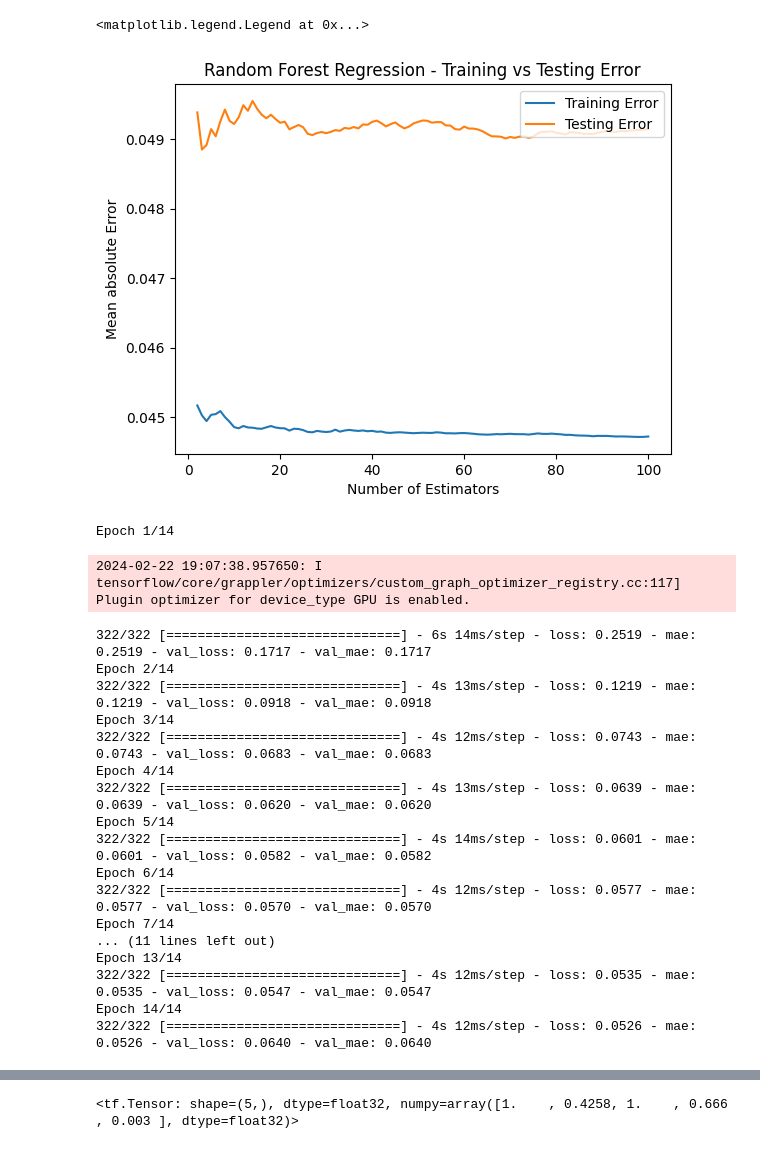
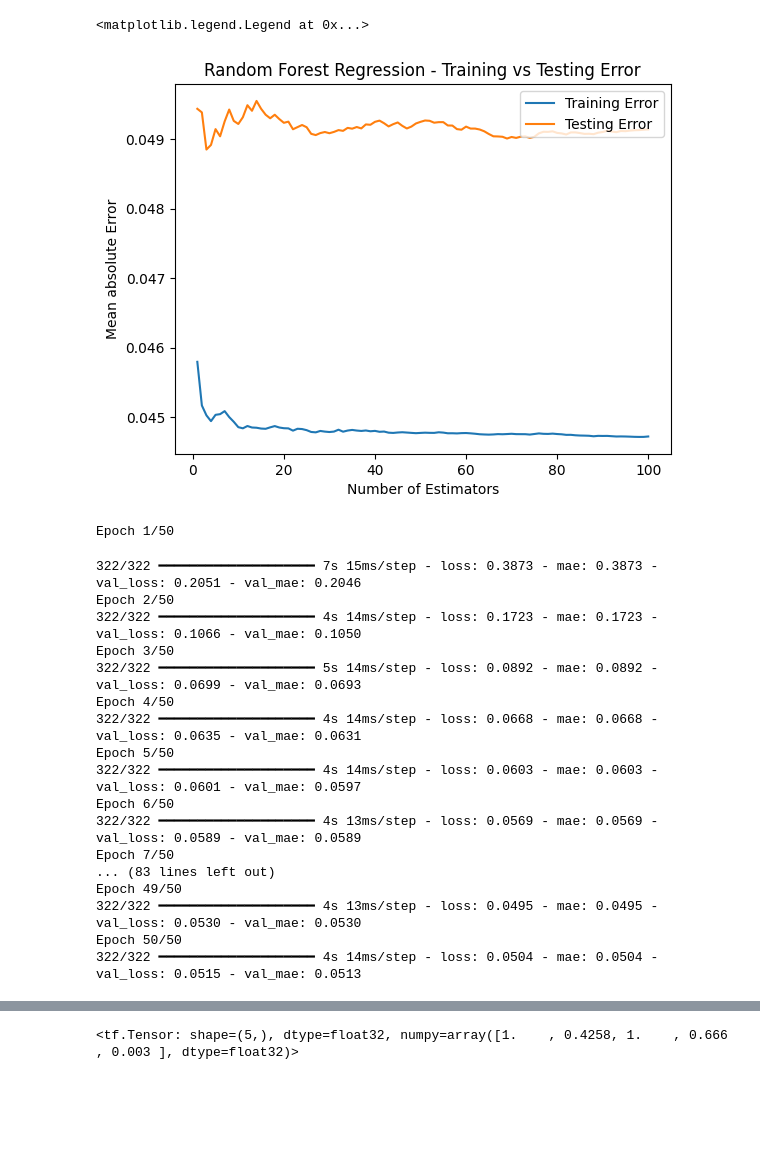
Before and after one commit to RumethSandinu/Project-connexa, a Jupyter notebook: sales_analysis/model_building.ipynb, the cells around one changed output, grey strips where cells are left out. Cells and saved outputs as stored; diff of their text form; code cells hidden in the pictures; blank space fills up the shorter version.

Commit message:
trained sales prediction model

```diff
--- a/sales_analysis/model_building.ipynb
+++ b/sales_analysis/model_building.ipynb
@@ -81,31 +81,31 @@ import matplotlib.pyplot as plt
 # %%
 train_errors = []
 test_errors = []
 
-for i in range(2, 101):
+for i in range(1, 101):
     model = RandomForestRegressor(n_estimators=i, random_state=42)
     model.fit(x_train, y_train)
 
     # Training set
     train_pred = model.predict(x_train)
     train_error = mean_absolute_error(y_train, train_pred)
     train_errors.append(train_error)
 
     # Testing set
     test_pred = model.predict(x_test)
     test_error = mean_absolute_error(y_test, test_pred)
     test_errors.append(test_error)
 
 # Plotting the results
-plt.plot(range(2, 101), train_errors, label='Training Error')
-plt.plot(range(2, 101), test_errors, label='Testing Error')
+plt.plot(range(1, 101), train_errors, label='Training Error')
+plt.plot(range(1, 101), test_errors, label='Testing Error')
 plt.title('Random Forest Regression - Training vs Testing Error')
 plt.xlabel('Number of Estimators')
 plt.ylabel('Mean absolute Error')
 plt.legend(loc='upper right')
 # %% [output]
 <matplotlib.legend.Legend at 0x...>
-[figure, old version]
+[figure, new version]
 # %%
 # model
 model = tf.keras.Sequential()
@@ -119,32 +119,31 @@ model.add(tf.keras.layers.Dense(4, activation='tanh'))
 model.add(tf.keras.layers.Dense(1, activation='linear'))
 
 # compile model
-model.compile(optimizer=tf.keras.optimizers.legacy.Adam(learning_rate=1e-4), loss='mae', metrics=['mae'])
+model.compile(optimizer=tf.keras.optimizers.Adam(learning_rate=1e-4), loss='mae', metrics=['mae'])
 
-epoch_number = 14
+epoch_number = 50
 
 # train model and get history
 history = model.fit(x_train_tensor, y_train_tensor, epochs=epoch_number, validation_data=(x_eval_tensor, y_eval_tensor))
 # %% [output]
-Epoch 1/14
+Epoch 1/50
-2024-02-22 19:07:38.957650: I tensorflow/core/grappler/optimizers/custom_graph_optimizer_registry.cc:117] Plugin optimizer for device_type GPU is enabled.
+322/322 ━━━━━━━━━━━━━━━━━━━━ 7s 15ms/step - loss: 0.3873 - mae: 0.3873 - val_loss: 0.2051 - val_mae: 0.2046
+Epoch 2/50
+322/322 ━━━━━━━━━━━━━━━━━━━━ 4s 14ms/step - loss: 0.1723 - mae: 0.1723 - val_loss: 0.1066 - val_mae: 0.1050
+Epoch 3/50
+322/322 ━━━━━━━━━━━━━━━━━━━━ 5s 14ms/step - loss: 0.0892 - mae: 0.0892 - val_loss: 0.0699 - val_mae: 0.0693
+Epoch 4/50
+322/322 ━━━━━━━━━━━━━━━━━━━━ 4s 14ms/step - loss: 0.0668 - mae: 0.0668 - val_loss: 0.0635 - val_mae: 0.0631
+Epoch 5/50
+322/322 ━━━━━━━━━━━━━━━━━━━━ 4s 14ms/step - loss: 0.0603 - mae: 0.0603 - val_loss: 0.0601 - val_mae: 0.0597
+Epoch 6/50
+322/322 ━━━━━━━━━━━━━━━━━━━━ 4s 13ms/step - loss: 0.0569 - mae: 0.0569 - val_loss: 0.0589 - val_mae: 0.0589
+Epoch 7/50
+... (83 lines left out)
+Epoch 49/50
+322/322 ━━━━━━━━━━━━━━━━━━━━ 4s 13ms/step - loss: 0.0495 - mae: 0.0495 - val_loss: 0.0530 - val_mae: 0.0530
+Epoch 50/50
+322/322 ━━━━━━━━━━━━━━━━━━━━ 4s 14ms/step - loss: 0.0504 - mae: 0.0504 - val_loss: 0.0515 - val_mae: 0.0513
-322/322 [==============================] - 6s 14ms/step - loss: 0.2519 - mae: 0.2519 - val_loss: 0.1717 - val_mae: 0.1717
-Epoch 2/14
-322/322 [==============================] - 4s 13ms/step - loss: 0.1219 - mae: 0.1219 - val_loss: 0.0918 - val_mae: 0.0918
-Epoch 3/14
-322/322 [==============================] - 4s 12ms/step - loss: 0.0743 - mae: 0.0743 - val_loss: 0.0683 - val_mae: 0.0683
-Epoch 4/14
-322/322 [==============================] - 4s 13ms/step - loss: 0.0639 - mae: 0.0639 - val_loss: 0.0620 - val_mae: 0.0620
-Epoch 5/14
-322/322 [==============================] - 4s 14ms/step - loss: 0.0601 - mae: 0.0601 - val_loss: 0.0582 - val_mae: 0.0582
-Epoch 6/14
-322/322 [==============================] - 4s 12ms/step - loss: 0.0577 - mae: 0.0577 - val_loss: 0.0570 - val_mae: 0.0570
-Epoch 7/14
-... (11 lines left out)
-Epoch 13/14
-322/322 [==============================] - 4s 12ms/step - loss: 0.0535 - mae: 0.0535 - val_loss: 0.0547 - val_mae: 0.0547
-Epoch 14/14
-322/322 [==============================] - 4s 12ms/step - loss: 0.0526 - mae: 0.0526 - val_loss: 0.0640 - val_mae: 0.0640
 # %%
 # plot loss with respect to epoch number
 x_range = range(1, epoch_number + 1)
```
Also changed, not shown: parts of 12 cells of this notebook, 9 other files.
